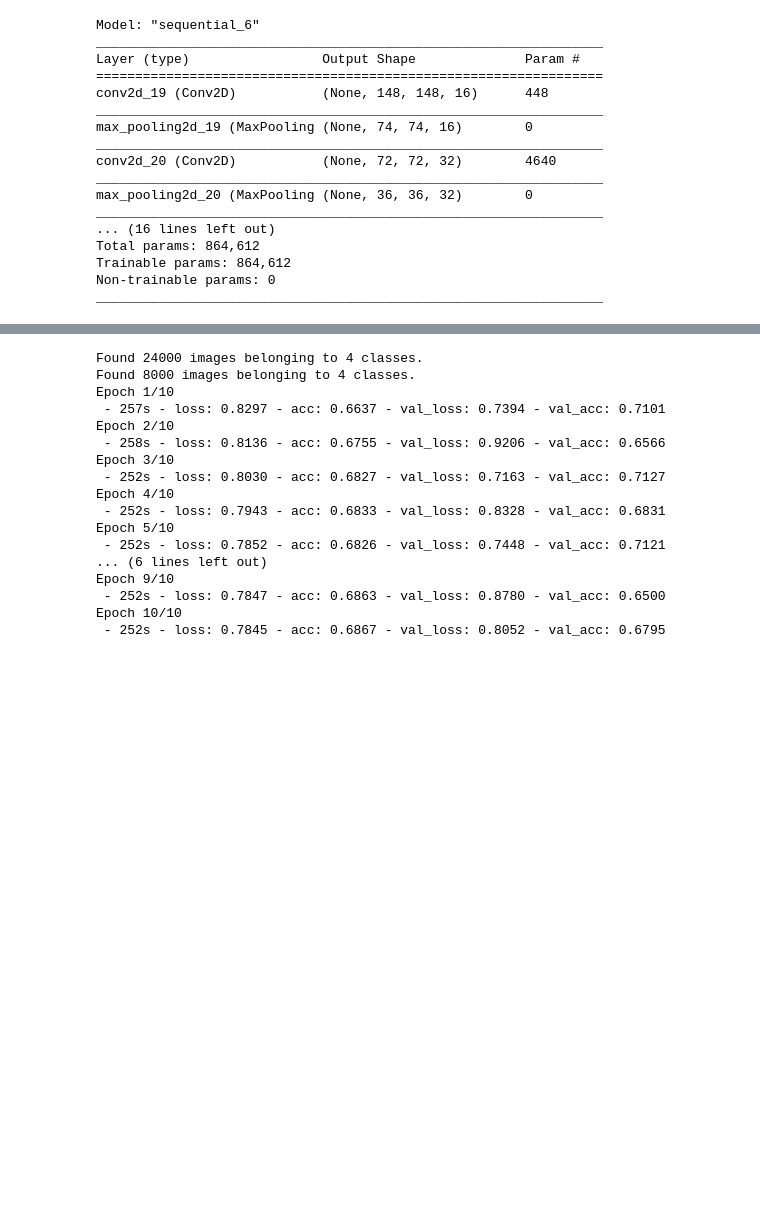
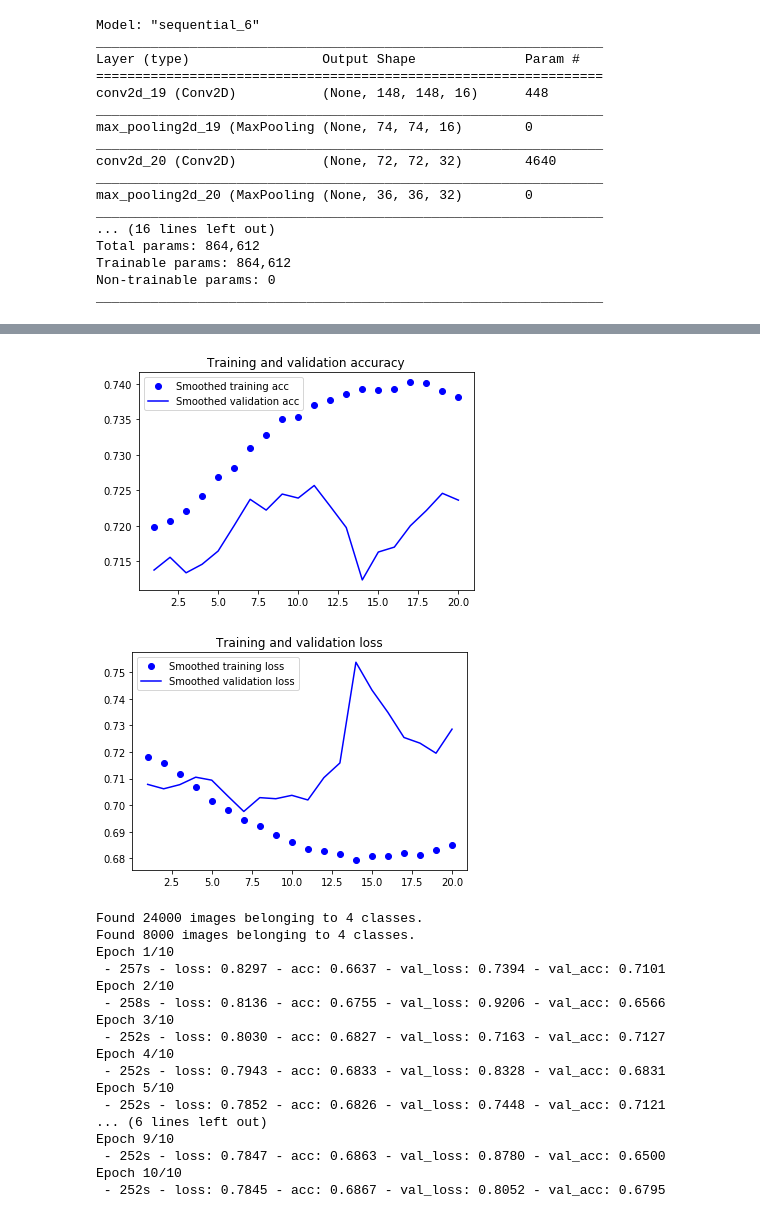
Before and after one commit to teng-joyeen/teng-joyeen, a Jupyter notebook: Multi_Class_Weather_Recognition_and_Classification_on_Outdoor_Images_2.ipynb, the cells around one changed output, grey strips where cells are left out. Saved outputs shown, nothing was run; the diff lists cells and outputs as text; code cells hidden in the pictures; blank space fills up the shorter version.

```diff
--- a/Multi_Class_Weather_Recognition_and_Classification_on_Outdoor_Images_2.ipynb
+++ b/Multi_Class_Weather_Recognition_and_Classification_on_Outdoor_Images_2.ipynb
@@ -2105,0 +2112,37 @@ plt.show()
+# %%
+import matplotlib.pyplot as plt
+
+def smooth_curve(points, factor=0.8):
+  smoothed_points = []
+  for point in points:
+    if smoothed_points:
+      previous = smoothed_points[-1]
+      smoothed_points.append(previous * factor + point * (1 - factor))
+    else:
+      smoothed_points.append(point)
+  return smoothed_points
+
+acc = small4_model_dropout_history.history['acc']
+val_acc = small4_model_dropout_history.history['val_acc']
+loss = small4_model_dropout_history.history['loss']
+val_loss = small4_model_dropout_history.history['val_loss']
+
+epochs = range(1, len(acc) + 1)
+
+plt.plot(epochs, smooth_curve(acc), 'bo', label='Smoothed training acc')
+plt.plot(epochs, smooth_curve(val_acc), 'b', label='Smoothed validation acc')
+plt.title('Training and validation accuracy')
+plt.legend()
+
+plt.figure()
+
+# Plot training and validation loss per epoch
+plt.plot(epochs, smooth_curve(loss), 'bo', label='Smoothed training loss')
+plt.plot(epochs, smooth_curve(val_loss), 'b', label='Smoothed validation loss')
+plt.title('Training and validation loss')
+plt.legend()
+
+plt.show()
+# %% [output]
+[figure, added]
+[figure, added]
```
Also changed, not shown: parts of 3 cells of this notebook.
